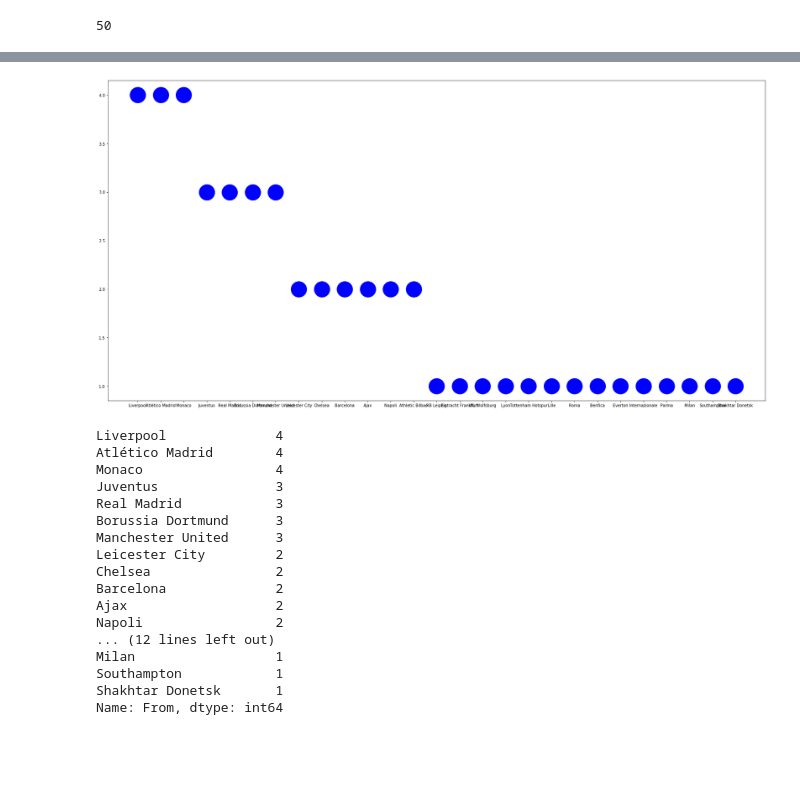
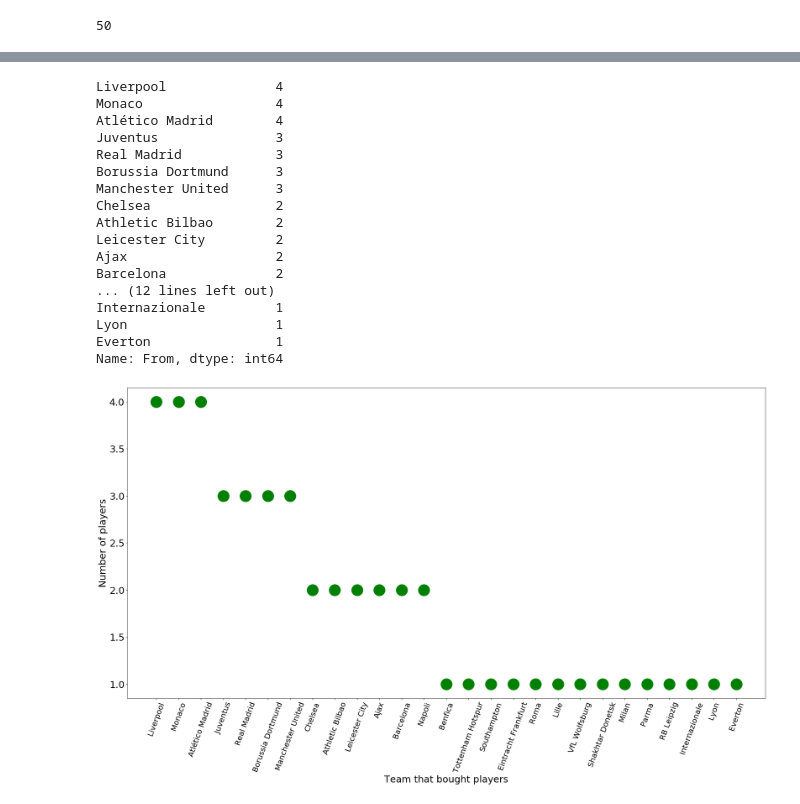
Before and after one commit to Thesavagecoder7784/Statistical-Data-Analysis-With-Pandas, a Jupyter notebook: Most Expensive Transfers.ipynb, the cells around one changed output, grey strips where cells are left out. Drawn from its saved outputs; the diff is of its cells as text; code cells hidden in the pictures; blank space fills up the shorter version.

```diff
--- a/Most Expensive Transfers.ipynb
+++ b/Most Expensive Transfers.ipynb
@@ -81,29 +92,33 @@ plt.show()
 # %%
 e = df['From']
 ev = df['From'].value_counts()
 e_dict = list(dict.fromkeys(e))
-plt.plot(ev,c ='Blue' , ls='', marker = 'o', ms=40)
+plt.plot(ev,c ='Green' , ls='', marker = 'o', ms=30)
+print(ev)
+plt.xticks(fontsize = 20,rotation = 70)
+plt.yticks(fontsize = 25)
+plt.xlabel("Team that bought players",fontsize = 25)
+plt.ylabel("Number of players",fontsize = 25)
 plt.show()
-print(ev)
 # %% [output]
+Liverpool              4
+Monaco                 4
+Atlético Madrid        4
+Juventus               3
+Real Madrid            3
+Borussia Dortmund      3
+Manchester United      3
+Chelsea                2
+Athletic Bilbao        2
+Leicester City         2
+Ajax                   2
+Barcelona              2
+... (12 lines left out)
+Internazionale         1
+Lyon                   1
+Everton                1
+Name: From, dtype: int64
-[figure, old version]
+[figure, new version]
-Liverpool              4
-Atlético Madrid        4
-Monaco                 4
-Juventus               3
-Real Madrid            3
-Borussia Dortmund      3
-Manchester United      3
-Leicester City         2
-Chelsea                2
-Barcelona              2
-Ajax                   2
-Napoli                 2
-... (12 lines left out)
-Milan                  1
-Southampton            1
-Shakhtar Donetsk       1
-Name: From, dtype: int64
 # %%
 f = df['Year of birth']
 fv = df['Year of birth'].value_counts()
```
Also changed, not shown: parts of 10 cells of this notebook.
